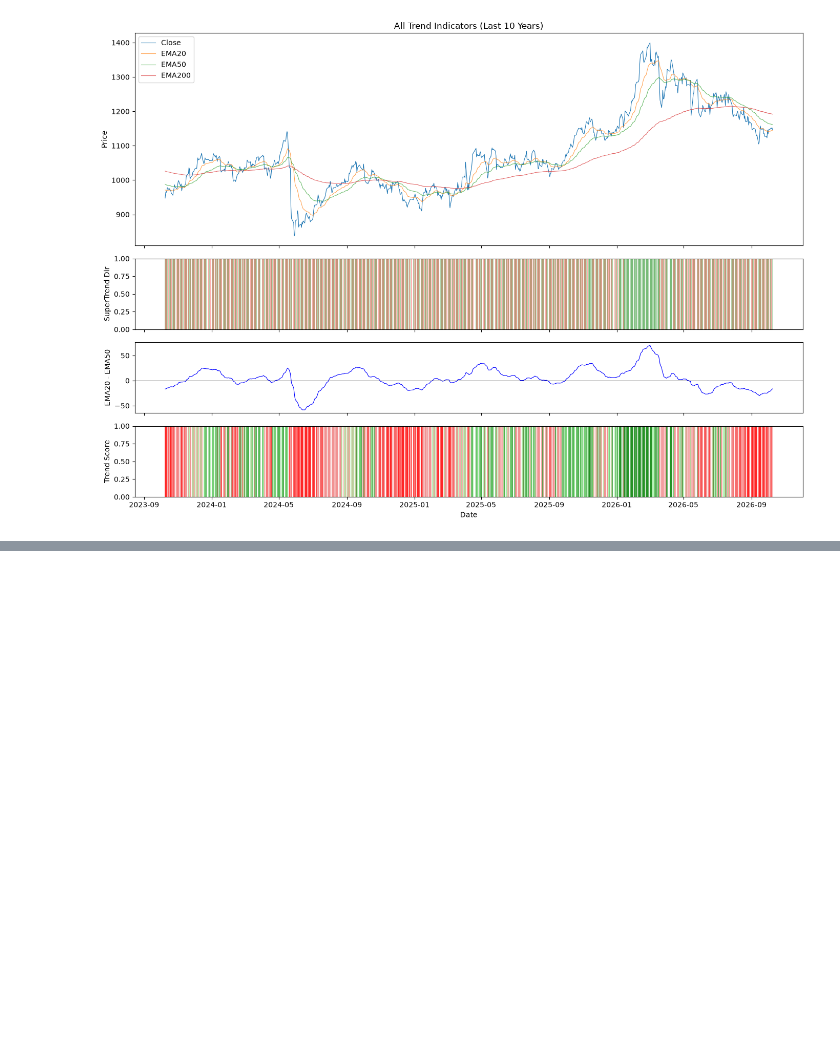
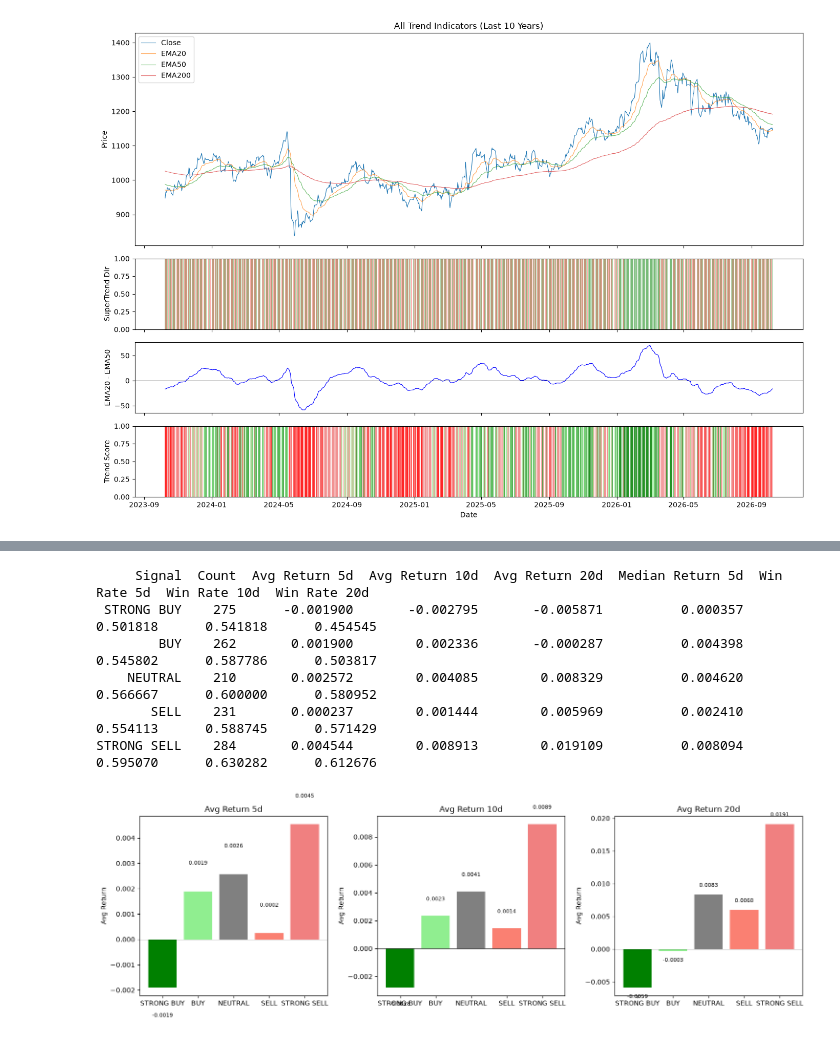
Before and after one commit to gavinklfong/stock-market-ta-local, a Jupyter notebook: notebook/trend_analysis.ipynb, the cells around one changed output, grey strips where cells are left out. Drawn from its saved outputs; the diff is of its cells as text; code cells hidden in the pictures; blank space fills up the shorter version.

Commit message:
updated analysis

```diff
--- a/notebook/trend_analysis.ipynb
+++ b/notebook/trend_analysis.ipynb
@@ -307,0 +419,56 @@ plt.show()
+# %%
+# === 11. Trend Signal -> Forward Return Analysis ===
+cutoff11 = df.index.max() - pd.DateOffset(years=5)
+df11 = df[df.index >= cutoff11].copy()
+
+st_dir11 = df11["ta_supertrend_direction"].fillna(-1)
+df11["score_ema20"] = (df11["Close"] > df11["ta_ema20"]).astype(int) * 2 - 1
+df11["score_ema50"] = (df11["Close"] > df11["ta_ema50"]).astype(int) * 2 - 1
+df11["score_ema200"] = (df11["Close"] > df11["ta_ema200"]).astype(int) * 2 - 1
+df11["score_cross"] = (df11["ta_ema50"] > df11["ta_ema200"]).astype(int) * 2 - 1
+df11["score_st"] = st_dir11
+df11["trend_score"] = (df11["score_ema20"] + df11["score_ema50"] + df11["score_ema200"] + df11["score_cross"] + df11["score_st"])
+df11["trend_classification"] = df11["trend_score"].apply(classify)
+
+buckets = ["STRONG BUY", "BUY", "NEUTRAL", "SELL", "STRONG SELL"]
+results = []
+for bucket in buckets:
+    subset = df11[df11["trend_classification"] == bucket]
+    results.append({
+        "Signal": bucket,
+        "Count": len(subset),
+        "Avg Return 5d": subset["ta_return_5d"].mean(),
+        "Avg Return 10d": subset["ta_return_10d"].mean(),
+        "Avg Return 20d": subset["ta_return_20d"].mean(),
+        "Median Return 5d": subset["ta_return_5d"].median(),
+        "Win Rate 5d": (subset["ta_return_5d"] > 0).mean(),
+        "Win Rate 10d": (subset["ta_return_10d"] > 0).mean(),
+        "Win Rate 20d": (subset["ta_return_20d"] > 0).mean(),
+    })
+
+summary_df = pd.DataFrame(results)
+print(summary_df.to_string(index=False))
+
+fig, axes = plt.subplots(1, 3, figsize=(15, 5))
+for ax, ret_key in zip(axes, ["Avg Return 5d", "Avg Return 10d", "Avg Return 20d"]):
+    values = summary_df[ret_key]
+    bar_colors = [colors_map[b] for b in buckets]
+    bars = ax.bar(buckets, values, color=bar_colors)
+    ax.axhline(0, color="black", linewidth=0.5)
+    ax.set_ylabel("Avg Return")
+    ax.set_title(ret_key)
+    for bar, val in zip(bars, values):
+        offset = 0.001 if bar.get_height() >= 0 else -0.001
+        va = "bottom" if bar.get_height() >= 0 else "top"
+        ax.text(bar.get_x() + bar.get_width()/2, bar.get_height() + offset,
+                f"{val:.4f}", ha="center", va=va, fontsize=8)
+plt.tight_layout()
+plt.show()
+# %% [output]
+     Signal  Count  Avg Return 5d  Avg Return 10d  Avg Return 20d  Median Return 5d  Win Rate 5d  Win Rate 10d  Win Rate 20d
+ STRONG BUY    275      -0.001900       -0.002795       -0.005871          0.000357     0.501818      0.541818      0.454545
+        BUY    262       0.001900        0.002336       -0.000287          0.004398     0.545802      0.587786      0.503817
+    NEUTRAL    210       0.002572        0.004085        0.008329          0.004620     0.566667      0.600000      0.580952
+       SELL    231       0.000237        0.001444        0.005969          0.002410     0.554113      0.588745      0.571429
+STRONG SELL    284       0.004544        0.008913        0.019109          0.008094     0.595070      0.630282      0.612676
+[figure, added]
```
Also changed, not shown: parts of 10 cells of this notebook.
